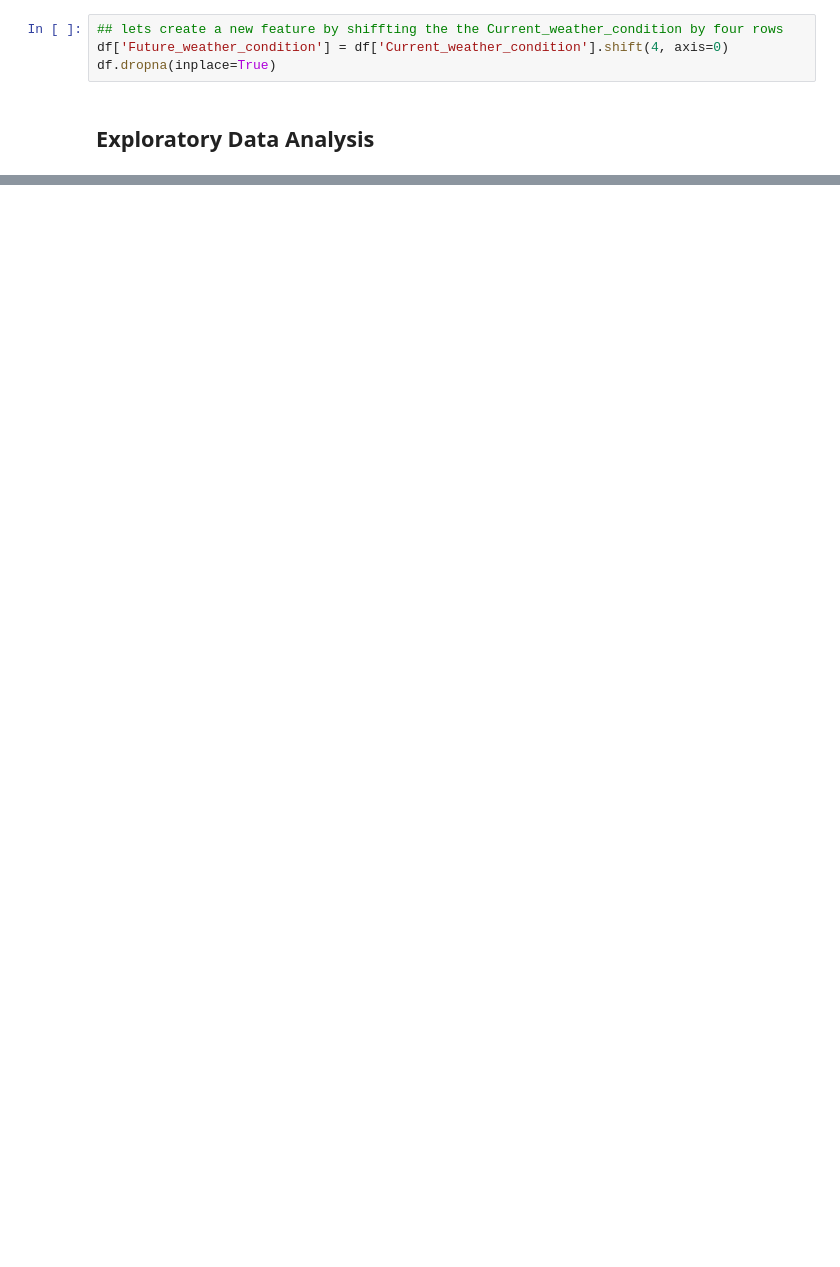
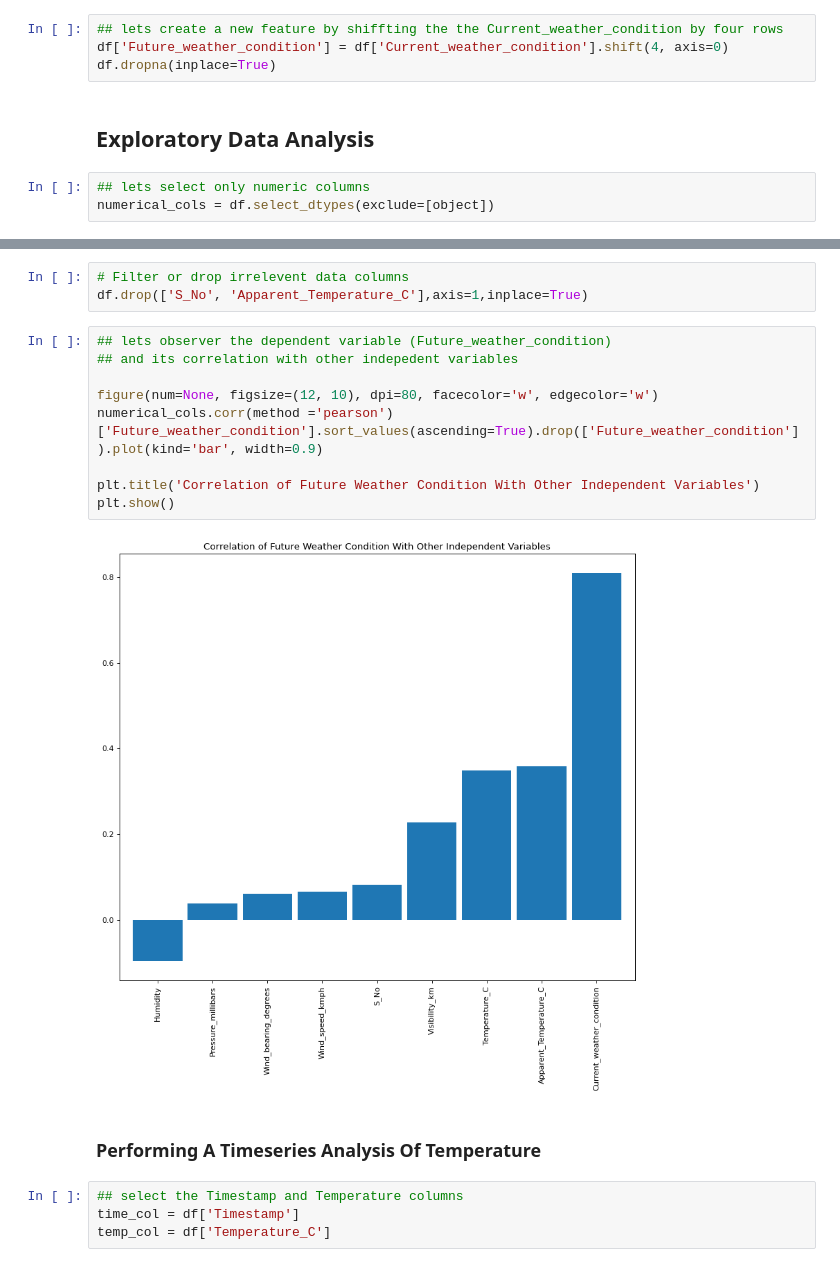
Before and after one commit to moro23/ml_port_weather_prediction, a Jupyter notebook: notebook/notebook.ipynb, the cells around one changed output, grey strips where cells are left out. Drawn from its saved outputs; the diff is of its cells as text; blank space fills up the shorter version.

Commit message:
completed the data analysis and processing stage

```diff
--- a/notebook/notebook.ipynb
+++ b/notebook/notebook.ipynb
@@ -107,4 +175,7 @@ df['Future_weather_condition'] = df['Current_weather_condition'].shift(4, axis=0
 df.dropna(inplace=True)
 # %% [markdown]
 ## Exploratory Data Analysis
+# %%
+## lets select only numeric columns
+numerical_cols = df.select_dtypes(exclude=[object])
 # %%
@@ -117,3 +188,23 @@ sns.heatmap(corrMatrix, annot=True)
 plt.show()
 # %% [output]
 [figure]
+# %%
+# Filter or drop irrelevent data columns
+df.drop(['S_No', 'Apparent_Temperature_C'],axis=1,inplace=True)
+# %%
+## lets observer the dependent variable (Future_weather_condition)
+## and its correlation with other indepedent variables
+
+figure(num=None, figsize=(12, 10), dpi=80, facecolor='w', edgecolor='w')
+numerical_cols.corr(method ='pearson')['Future_weather_condition'].sort_values(ascending=True).drop(['Future_weather_condition']).plot(kind='bar', width=0.9)
+
+plt.title('Correlation of Future Weather Condition With Other Independent Variables')
+plt.show()
+# %% [output]
+[figure, added]
+# %% [markdown]
+### Performing A Timeseries Analysis Of Temperature
+# %%
+## select the Timestamp and Temperature columns
+time_col = df['Timestamp']
+temp_col = df['Temperature_C']
```
Also changed, not shown: parts of 21 cells of this notebook.
